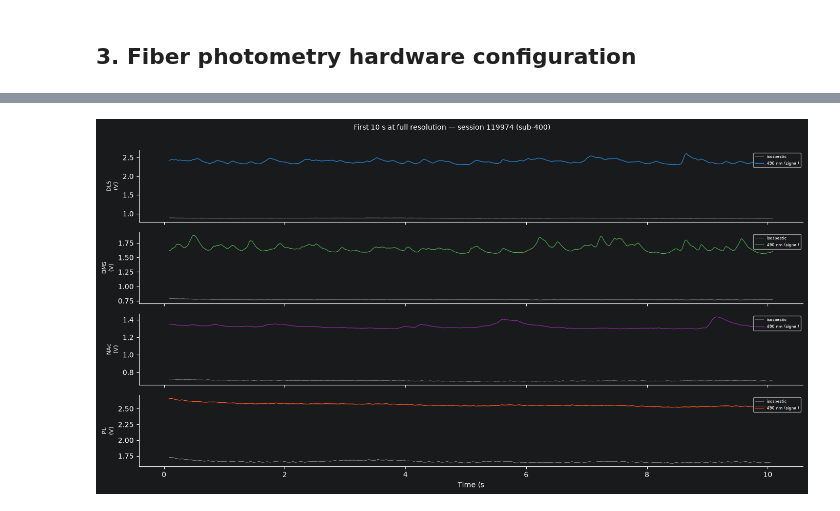
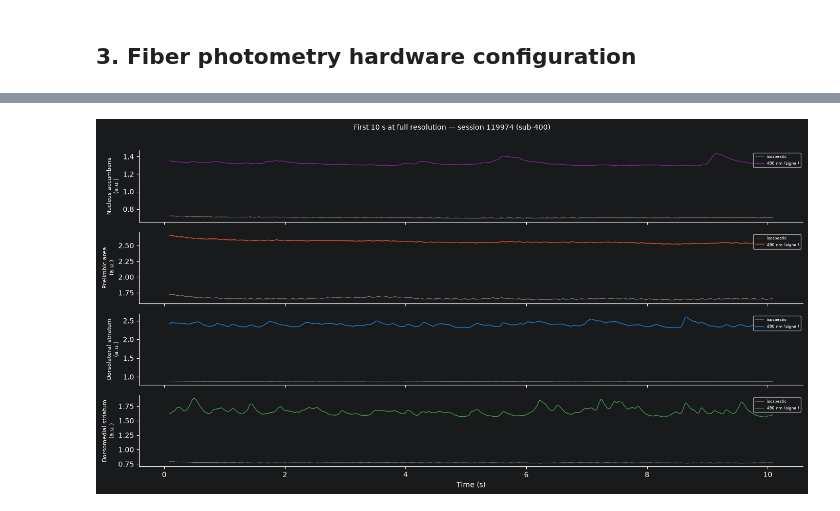
Before and after one commit to catalystneuro/hanks-lab-to-nwb, a Jupyter notebook: src/hanks_lab_to_nwb/tutorials/doric_fp_demo.ipynb, the cells around one changed output, grey strips where cells are left out. Cells and saved outputs as stored; diff of their text form; code cells hidden in the pictures.

```diff
--- a/src/hanks_lab_to_nwb/tutorials/doric_fp_demo.ipynb
+++ b/src/hanks_lab_to_nwb/tutorials/doric_fp_demo.ipynb
@@ -294,38 +304,36 @@ Regions: ['DLS', 'DMS', 'NAc', 'PL']
 # %%
+all_iso_ts = series_timestamps(iso_series)
+all_sig_ts = series_timestamps(sig_series)
+
+# Estimate sampling rate from timestamps (same for both series)
+est_rate = (len(all_iso_ts) - 1) / (float(all_iso_ts[-1]) - float(all_iso_ts[0]))
+n_10s = int(10.0 * est_rate)
+
+iso_ts_10s = all_iso_ts[:n_10s]
+sig_ts_10s = all_sig_ts[:n_10s]
+
 fig, axes = plt.subplots(len(regions), 1, figsize=(14, 1.8 * len(regions)), sharex=True)
 if len(regions) == 1:
     axes = [axes]
 
-for ax, region in zip(axes, regions):
+for col_idx, (ax, region) in enumerate(zip(axes, regions)):
     color = SIGNAL_COLOR.get(region, "steelblue")
-
-    sig_series = fp_series.get(f"FiberPhotometryResponseSeriesRawSignal{region}")
-    iso_series = fp_series.get(f"FiberPhotometryResponseSeriesIsosbesticControl{region}")
-
-    for series, label, lcolor, lw, alpha in [
-        (iso_series, "isosbestic", "#999", 0.6, 0.7),
-        (sig_series, "490 nm (signal)", color, 0.8, 1.0),
-    ]:
-        if series is None:
-            continue
-        ts = series_timestamps(series)
-        t_start = ts[0]
-        mask = ts <= (t_start + 10)
-        ax.plot(ts[mask], series.data[mask], color=lcolor, lw=lw, alpha=alpha,
-                label=label, rasterized=True)
-
-    ax.set_ylabel(f"{region}\n(V)", fontsize=8)
+    ax.plot(iso_ts_10s, iso_series.data[:n_10s, col_idx],
+            color="#999", lw=0.6, alpha=0.7, label="isosbestic", rasterized=True)
+    ax.plot(sig_ts_10s, sig_series.data[:n_10s, col_idx],
+            color=color, lw=0.8, alpha=1.0, label="490 nm (signal)", rasterized=True)
+    ax.set_ylabel(f"{region}\n({iso_series.unit})", fontsize=8)
     ax.legend(loc="upper right", fontsize=6, framealpha=0.7)
     ax.spines[["top", "right"]].set_visible(False)
 
-axes[-1].set_xlabel("Time (s")
+axes[-1].set_xlabel("Time (s)")
 fig.suptitle(
     f"First 10 s at full resolution — session {nwb.session_id} (sub-{nwb.subject.subject_id})",
     y=1.01, fontsize=10,
 )
 plt.tight_layout()
 plt.show()
 # %% [output]
-[figure, old version]
+[figure, new version]
 # %%
 io.close()
```
Also changed, not shown: parts of 9 cells of this notebook.
